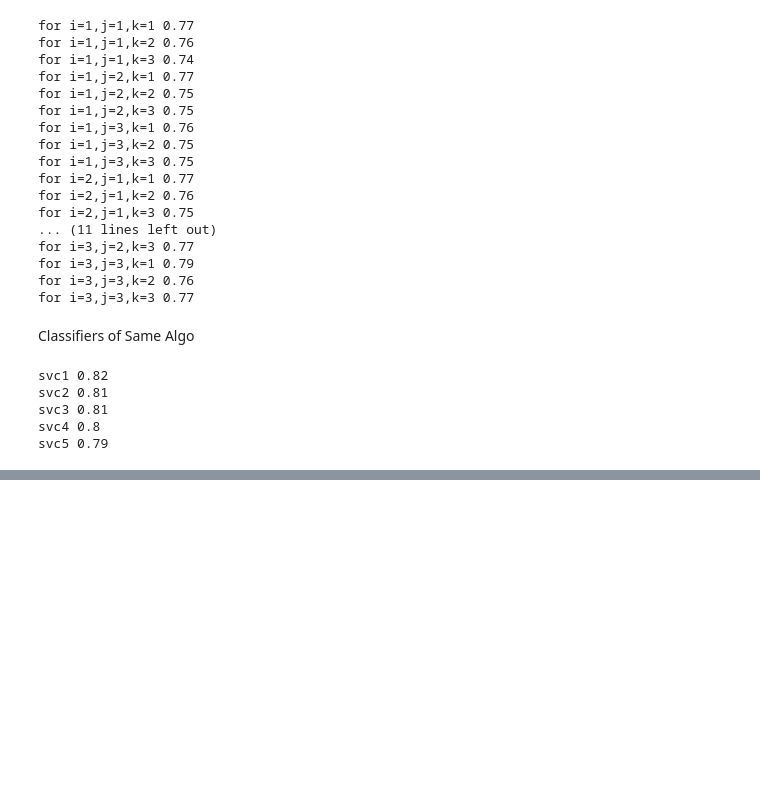
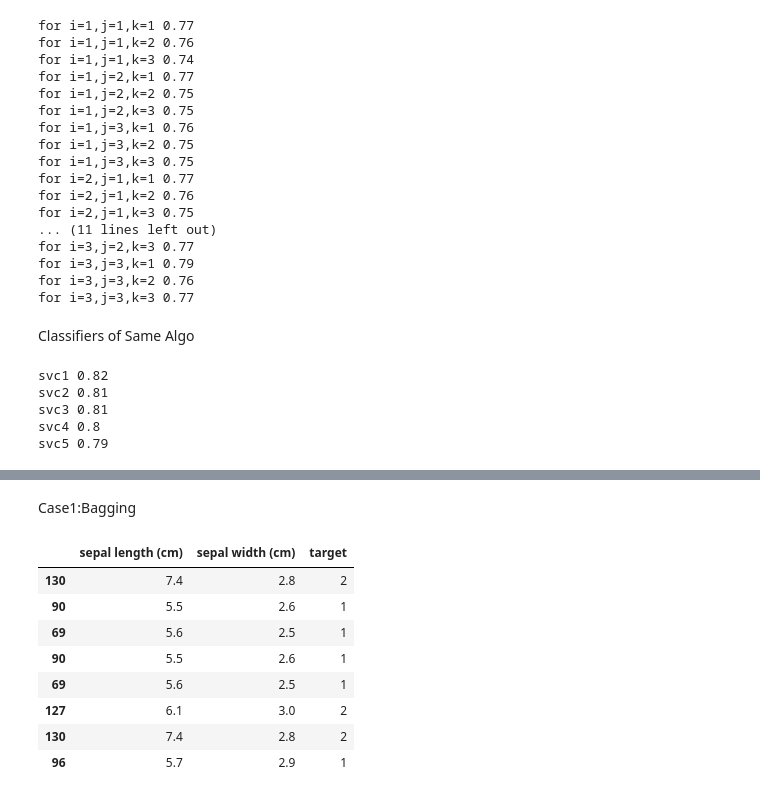
Before and after one commit to sahajpreetsingh060/ML, a Jupyter notebook: chapter7.ipynb, the cells around one changed output, grey strips where cells are left out. Saved outputs shown, nothing was run; the diff lists cells and outputs as text; code cells hidden in the pictures; blank space fills up the shorter version.

```diff
--- a/chapter7.ipynb
+++ b/chapter7.ipynb
@@ -191,0 +194,3 @@ svc5 0.79
+# %%
+from sklearn.datasets import load_iris
+df=pd.DataFrame(iris.data,columns=iris.feature_names)
@@ -191,0 +206,2 @@ svc5 0.79
+# %%
+df["target"]=iris.target
@@ -191,0 +245,2 @@ svc5 0.79
+# %% [markdown]
+Case1:Bagging
@@ -191,0 +249,16 @@ svc5 0.79
+# %%
+df_bag=df_train.sample(8,replace=True)
+X = df_bag.iloc[:,0:2]
+y = df_bag.iloc[:,-1]
+
+df_bag
+# %% [output]
+|  | sepal length (cm) | sepal width (cm) | target |
+| 130 | 7.4 | 2.8 | 2 |
+| 90 | 5.5 | 2.6 | 1 |
+| 69 | 5.6 | 2.5 | 1 |
+| 90 | 5.5 | 2.6 | 1 |
+| 69 | 5.6 | 2.5 | 1 |
+| 127 | 6.1 | 3.0 | 2 |
+| 130 | 7.4 | 2.8 | 2 |
+| 96 | 5.7 | 2.9 | 1 |
```
Also changed, not shown: parts of 20 cells of this notebook.
